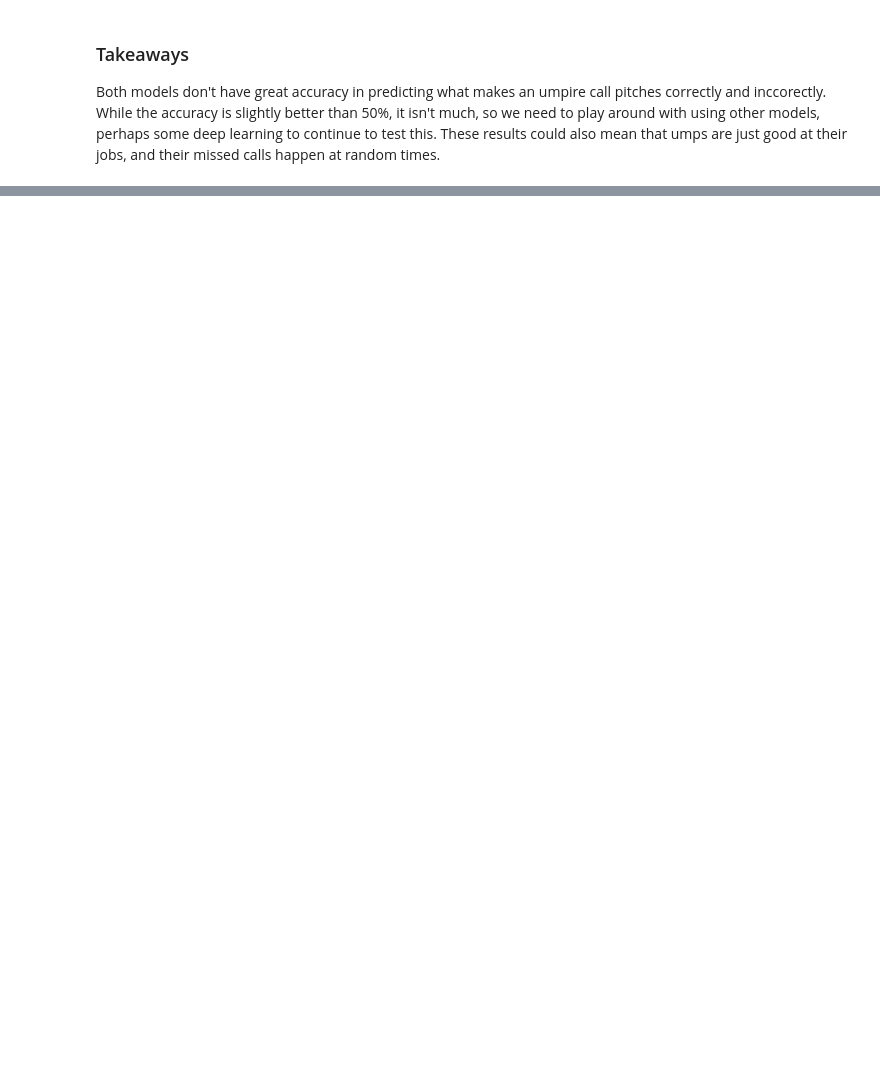
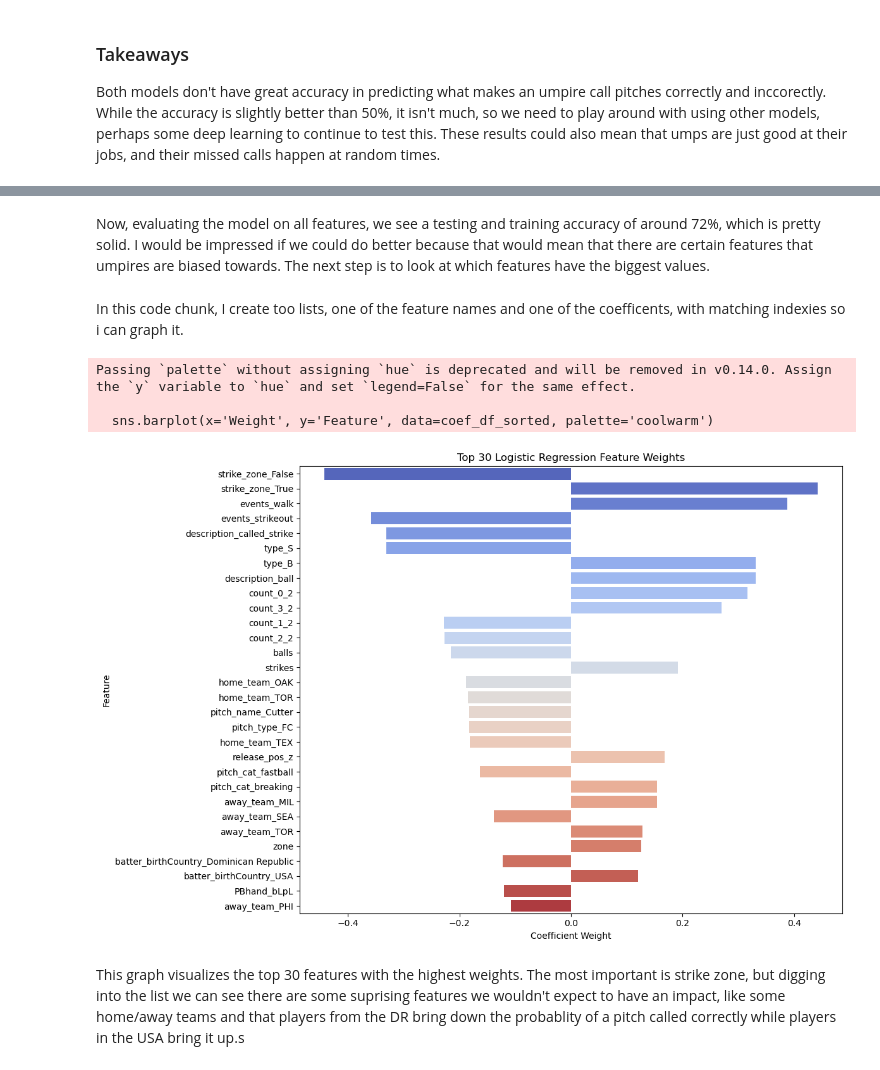
Before and after one commit to ctkatz/ML_project, a Jupyter notebook: chloe.ipynb, the cells around one changed output, grey strips where cells are left out. Drawn from its saved outputs; the diff is of its cells as text; code cells hidden in the pictures; blank space fills up the shorter version.

```diff
--- a/chloe.ipynb
+++ b/chloe.ipynb
@@ -363,0 +515,45 @@ print(best_score)
+# %% [markdown]
+Now, evaluating the model on all features, we see a testing and training accuracy of around 72%, which is pretty solid. I would be impressed if we could do better because that would mean that there are certain features that umpires are biased towards. The next step is to look at which features have the biggest values.
+# %%
+
+# Get the one-hot encoded column names
+ohe = clf.named_steps['preprocessor'].named_transformers_['cat'].named_steps['encoder']
+ohe_feature_names = ohe.get_feature_names_out(qual_cols)
+
+#combine numeric and encoded categorical feature names
+feature_names = quant_cols + list(ohe_feature_names)
+
+# Collect matching coefficents
+coefficients = clf.named_steps['classifier'].coef_[0]
+# %% [markdown]
+In this code chunk, I create too lists, one of the feature names and one of the coefficents, with matching indexies so i can graph it.
+# %%
+import pandas as pd
+import matplotlib.pyplot as plt
+import seaborn as sns
+
+# Put coefficients into a DataFrame
+coef_df = pd.DataFrame({
+    'Feature': feature_names,
+    'Weight': coefficients
+})
+
+# Sort by absolute weight
+coef_df['abs_weight'] = coef_df['Weight'].abs()
+coef_df_sorted = coef_df.sort_values(by='abs_weight', ascending=False).head(30)  # top 30 most important
+
+#Plot
+plt.figure(figsize=(12, 8))
+sns.barplot(x='Weight', y='Feature', data=coef_df_sorted, palette='coolwarm')
+plt.title('Top 30 Logistic Regression Feature Weights')
+plt.xlabel('Coefficient Weight')
+plt.ylabel('Feature')
+plt.tight_layout()
+plt.show()
+# %% [output]
+Passing `palette` without assigning `hue` is deprecated and will be removed in v0.14.0. Assign the `y` variable to `hue` and set `legend=False` for the same effect.
+
+  sns.barplot(x='Weight', y='Feature', data=coef_df_sorted, palette='coolwarm')
+[figure, added]
+# %% [markdown]
+This graph visualizes the top 30 features with the highest weights. The most important is strike zone, but digging into the list we can see there are some suprising features we wouldn't expect to have an impact, like some home/away teams and that players from the DR bring down the probablity of a pitch called correctly while players in the USA bring it up.s
```
Also changed, not shown: parts of 18 cells of this notebook.
